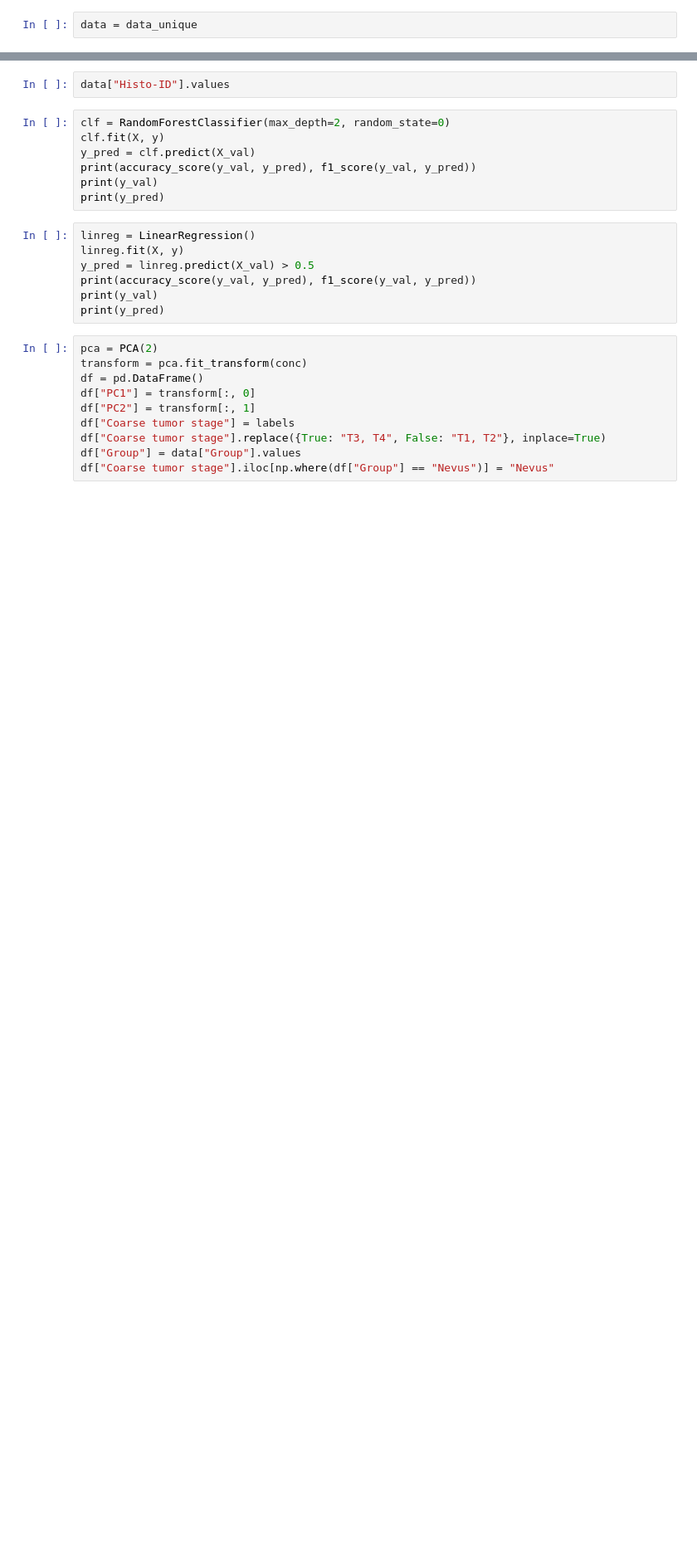
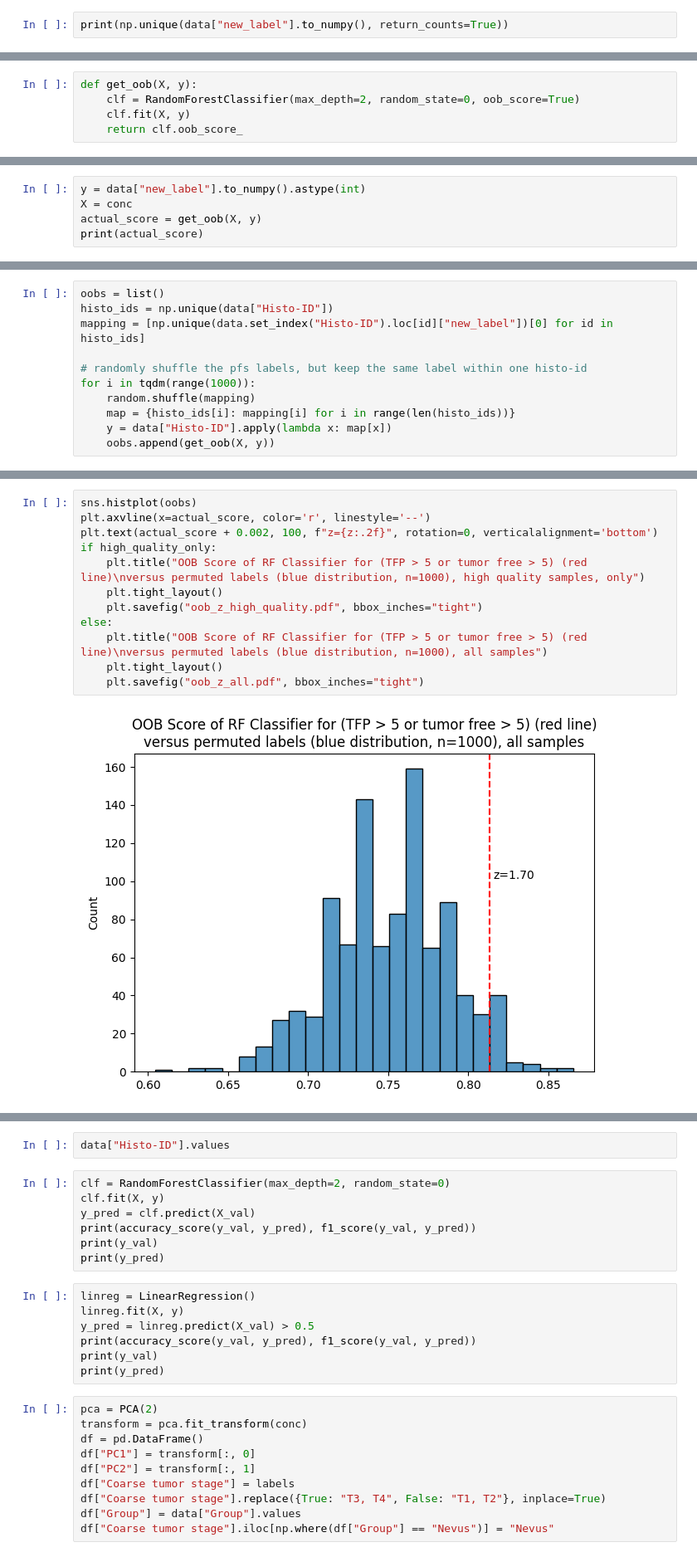
Before and after one commit to bionetslab/xml_melc_melanoma, a Jupyter notebook: notebooks/feature_embedding.ipynb, the cells around one changed output, grey strips where cells are left out. Shown at 83% size. Drawn from its saved outputs; the diff is of its cells as text; blank space fills up the shorter version.

```diff
--- a/notebooks/feature_embedding.ipynb
+++ b/notebooks/feature_embedding.ipynb
@@ -67,2 +111,2 @@ conc = conc[:-6]
 # %%
-data = data_unique
+print(np.unique(data["new_label"].to_numpy(), return_counts=True))
@@ -68,0 +115,5 @@ data = data_unique
+# %%
+def get_oob(X, y):
+    clf = RandomForestClassifier(max_depth=2, random_state=0, oob_score=True)
+    clf.fit(X, y)
+    return clf.oob_score_
@@ -68,0 +124,5 @@ data = data_unique
+# %%
+y = data["new_label"].to_numpy().astype(int)
+X = conc
+actual_score = get_oob(X, y)
+print(actual_score)
@@ -68,0 +131,11 @@ data = data_unique
+# %%
+oobs = list()
+histo_ids = np.unique(data["Histo-ID"])
+mapping = [np.unique(data.set_index("Histo-ID").loc[id]["new_label"])[0] for id in histo_ids]
+
+# randomly shuffle the pfs labels, but keep the same label within one histo-id
+for i in tqdm(range(1000)):
+    random.shuffle(mapping)
+    map = {histo_ids[i]: mapping[i] for i in range(len(histo_ids))}
+    y = data["Histo-ID"].apply(lambda x: map[x])
+    oobs.append(get_oob(X, y))
@@ -68,0 +144,14 @@ data = data_unique
+# %%
+sns.histplot(oobs)
+plt.axvline(x=actual_score, color='r', linestyle='--')
+plt.text(actual_score + 0.002, 100, f"z={z:.2f}", rotation=0, verticalalignment='bottom')
+if high_quality_only:
+    plt.title("OOB Score of RF Classifier for (TFP > 5 or tumor free > 5) (red line)\nversus permuted labels (blue distribution, n=1000), high quality samples, only")
+    plt.tight_layout()
+    plt.savefig("oob_z_high_quality.pdf", bbox_inches="tight")
+else:
+    plt.title("OOB Score of RF Classifier for (TFP > 5 or tumor free > 5) (red line)\nversus permuted labels (blue distribution, n=1000), all samples")
+    plt.tight_layout()
+    plt.savefig("oob_z_all.pdf", bbox_inches="tight")
+# %% [output]
+[figure, added]
```
Also changed, not shown: parts of 17 cells of this notebook, 1 other file.
